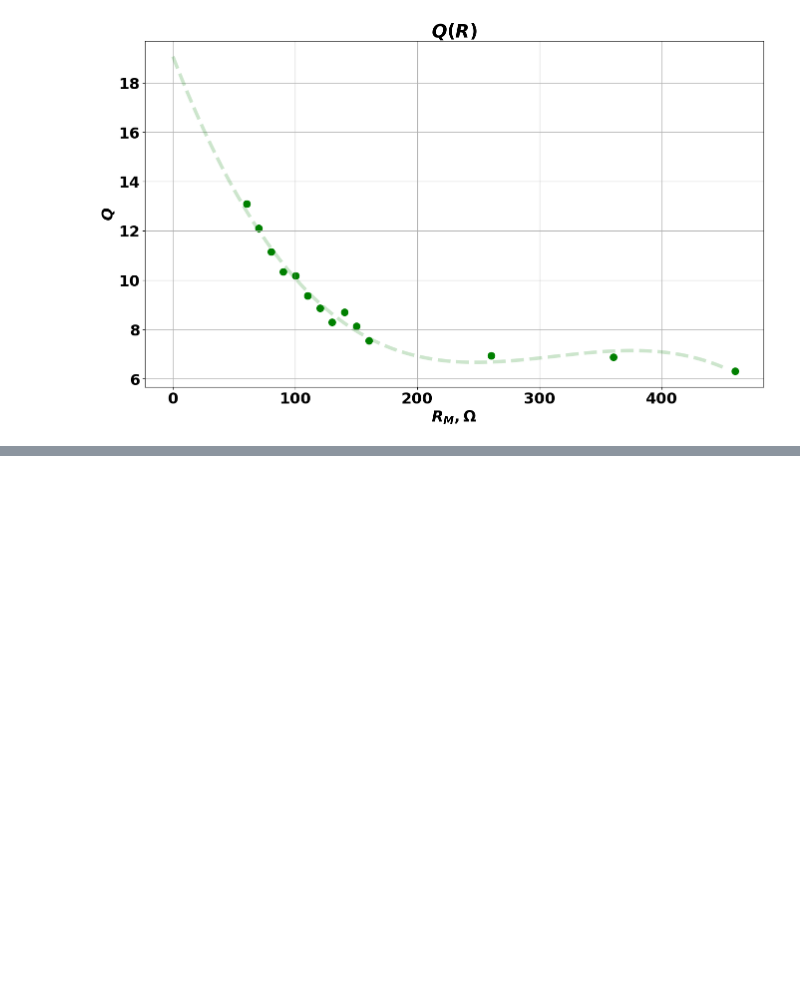
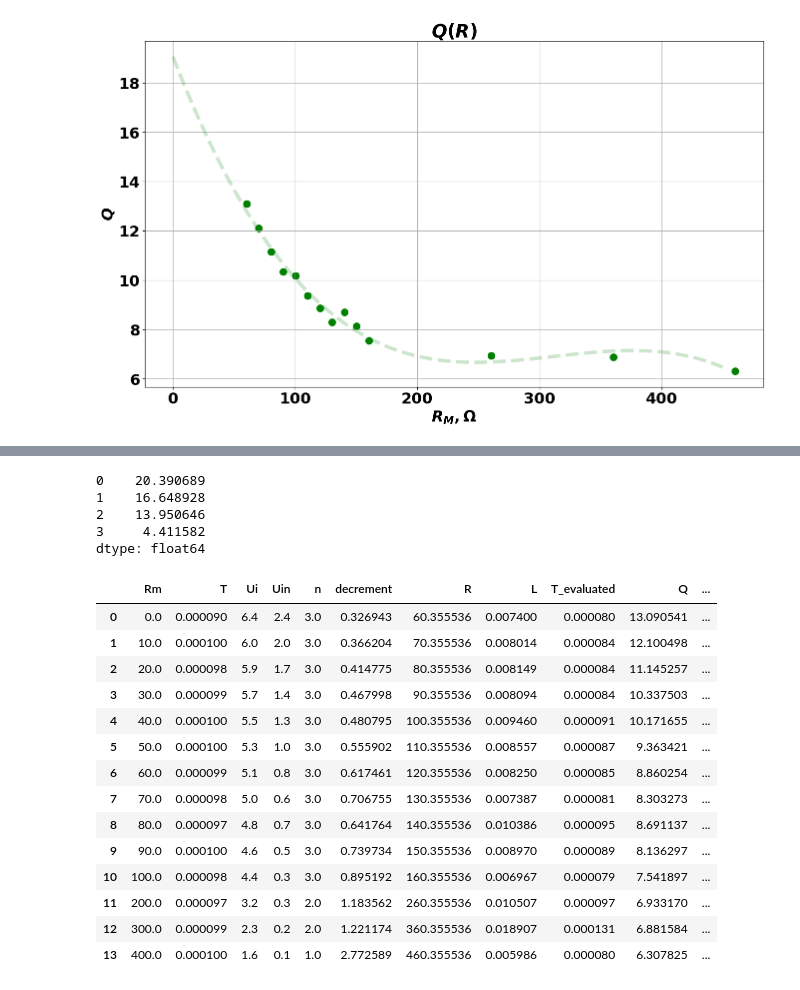
Before and after one commit to currantino/physics-3-10, a Jupyter notebook: 3-10.ipynb, the cells around one changed output, grey strips where cells are left out. Cells and saved outputs as stored; diff of their text form; code cells hidden in the pictures; blank space fills up the shorter version.

```diff
--- a/3-10.ipynb
+++ b/3-10.ipynb
@@ -153 +151,29 @@ plt.show()
 [figure]
+# %%
+cdf['beta'] = (R0) / (2 * Lmean)
+cdf['omega0'] = (1) / (np.sqrt(Lmean * cdf.C))
+1 / (cdf.beta / cdf.omega0)
+# %% [output]
+0    20.390689
+1    16.648928
+2    13.950646
+3     4.411582
+dtype: float64
+# %%
+df['Q2'] = (1 / df.R) * (np.sqrt(df.L / c1))
+# %% [output]
+|  | Rm | T | Ui | Uin | n | decrement | R | L | T_evaluated | Q | ... |
+| 0 | 0.0 | 0.000090 | 6.4 | 2.4 | 3.0 | 0.326943 | 60.355536 | 0.007400 | 0.000080 | 13.090541 | ... |
+| 1 | 10.0 | 0.000100 | 6.0 | 2.0 | 3.0 | 0.366204 | 70.355536 | 0.008014 | 0.000084 | 12.100498 | ... |
+| 2 | 20.0 | 0.000098 | 5.9 | 1.7 | 3.0 | 0.414775 | 80.355536 | 0.008149 | 0.000084 | 11.145257 | ... |
+| 3 | 30.0 | 0.000099 | 5.7 | 1.4 | 3.0 | 0.467998 | 90.355536 | 0.008094 | 0.000084 | 10.337503 | ... |
+| 4 | 40.0 | 0.000100 | 5.5 | 1.3 | 3.0 | 0.480795 | 100.355536 | 0.009460 | 0.000091 | 10.171655 | ... |
+| 5 | 50.0 | 0.000100 | 5.3 | 1.0 | 3.0 | 0.555902 | 110.355536 | 0.008557 | 0.000087 | 9.363421 | ... |
+| 6 | 60.0 | 0.000099 | 5.1 | 0.8 | 3.0 | 0.617461 | 120.355536 | 0.008250 | 0.000085 | 8.860254 | ... |
+| 7 | 70.0 | 0.000098 | 5.0 | 0.6 | 3.0 | 0.706755 | 130.355536 | 0.007387 | 0.000081 | 8.303273 | ... |
+| 8 | 80.0 | 0.000097 | 4.8 | 0.7 | 3.0 | 0.641764 | 140.355536 | 0.010386 | 0.000095 | 8.691137 | ... |
+| 9 | 90.0 | 0.000100 | 4.6 | 0.5 | 3.0 | 0.739734 | 150.355536 | 0.008970 | 0.000089 | 8.136297 | ... |
+| 10 | 100.0 | 0.000098 | 4.4 | 0.3 | 3.0 | 0.895192 | 160.355536 | 0.006967 | 0.000079 | 7.541897 | ... |
+| 11 | 200.0 | 0.000097 | 3.2 | 0.3 | 2.0 | 1.183562 | 260.355536 | 0.010507 | 0.000097 | 6.933170 | ... |
+| 12 | 300.0 | 0.000099 | 2.3 | 0.2 | 2.0 | 1.221174 | 360.355536 | 0.018907 | 0.000131 | 6.881584 | ... |
+| 13 | 400.0 | 0.000100 | 1.6 | 0.1 | 1.0 | 2.772589 | 460.355536 | 0.005986 | 0.000080 | 6.307825 | ... |
```
Also changed, not shown: parts of 2 cells of this notebook, 1 other file.
